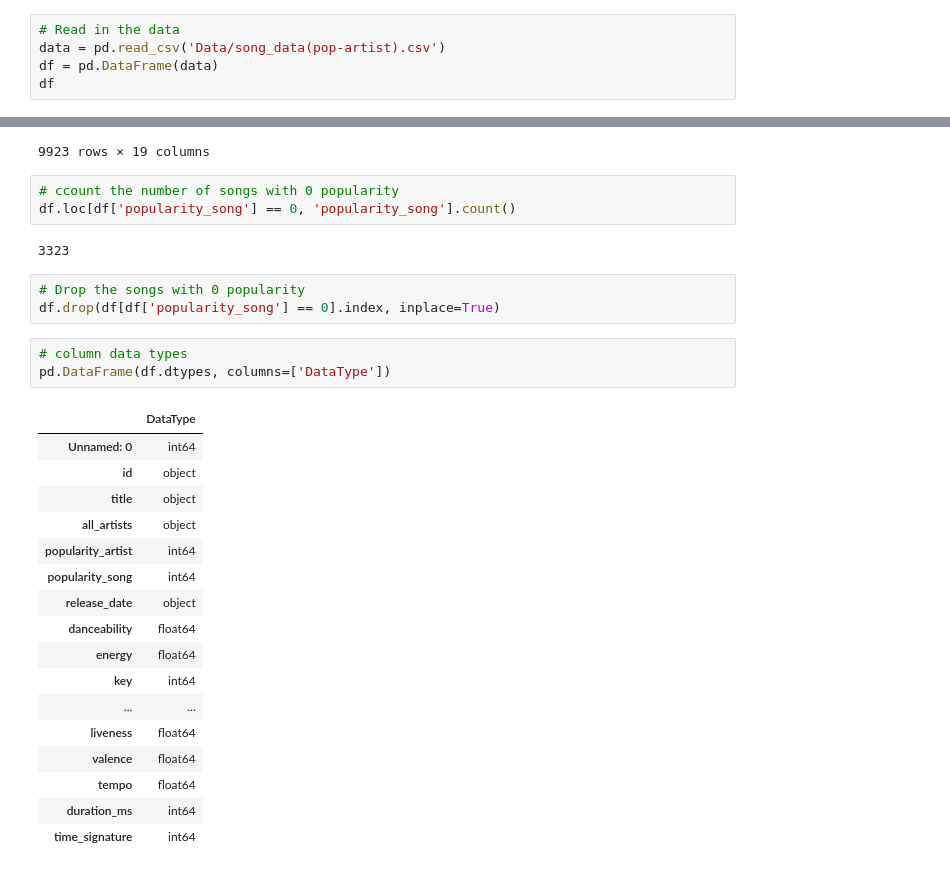
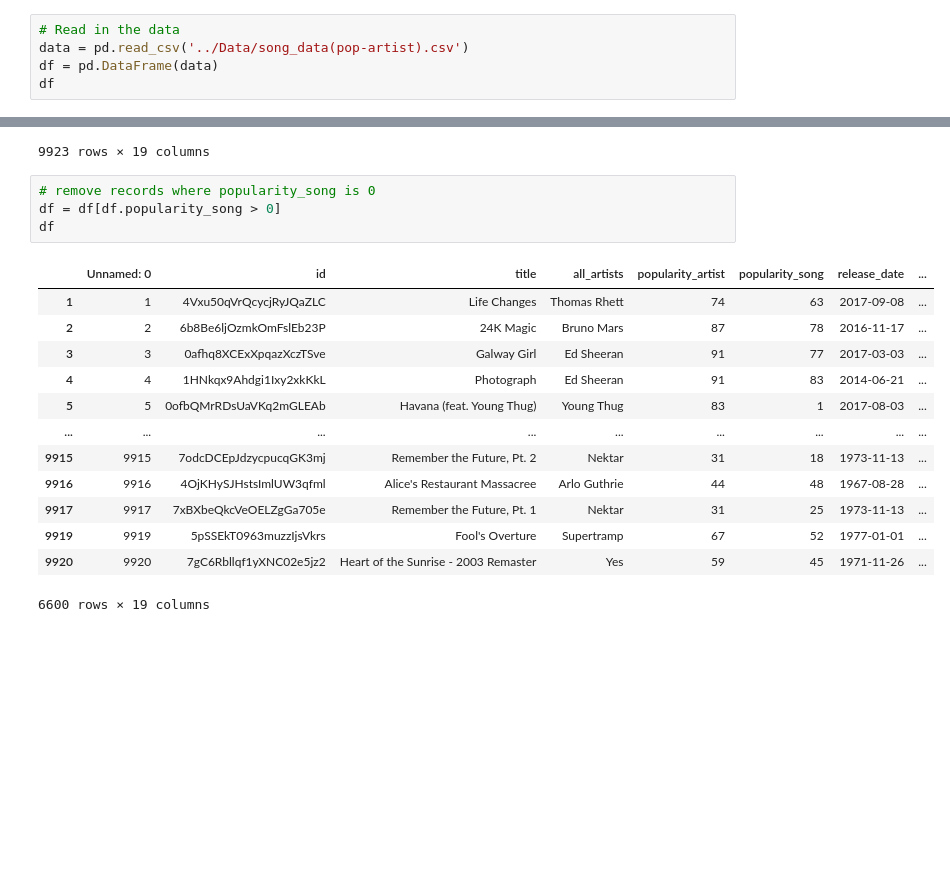
Before and after one commit to aaargyrou/Spotify-hit-predictor, a Jupyter notebook: Models/Logistic_regression.ipynb, the cells around one changed output, grey strips where cells are left out. Cells and saved outputs as stored; diff of their text form; blank space fills up the shorter version.

```diff
--- a/Models/Logistic_regression.ipynb
+++ b/Models/Logistic_regression.ipynb
@@ -28,7 +28,7 @@ client_credentials_manager = SpotifyClientCredentials(client_id=client_id, clien
 sp = spotipy.Spotify(client_credentials_manager = client_credentials_manager)
 # %%
 # Read in the data
-data = pd.read_csv('Data/song_data(pop-artist).csv')
+data = pd.read_csv('../Data/song_data(pop-artist).csv')
 df = pd.DataFrame(data)
 df
 # %% [output]
@@ -45,32 +45,21 @@ df
 | 9921 | 9921 | 6Ff77WXC58MkhLE5A1qgY1 | Venus And Mars / Rock Show / Jet ... | Wings | 69 | 0 | 1976-12-10 | ... |
 | 9922 | 9922 | 1is5wwajEk2JW7Nsd63r3m | Mr. Brightside | The Killers | 76 | 0 | 2004-06-15 | ... |
 9923 rows × 19 columns
-# %%
-# ccount the number of songs with 0 popularity
-df.loc[df['popularity_song'] == 0, 'popularity_song'].count()
-# %% [output]
-3323
 # %%
-# Drop the songs with 0 popularity
-df.drop(df[df['popularity_song'] == 0].index, inplace=True)
+# remove records where popularity_song is 0
+df = df[df.popularity_song > 0]
+df
+# %% [output]
+|  | Unnamed: 0 | id | title | all_artists | popularity_artist | popularity_song | release_date | ... |
+| 1 | 1 | 4Vxu50qVrQcycjRyJQaZLC | Life Changes | Thomas Rhett | 74 | 63 | 2017-09-08 | ... |
+| 2 | 2 | 6b8Be6ljOzmkOmFslEb23P | 24K Magic | Bruno Mars | 87 | 78 | 2016-11-17 | ... |
+| 3 | 3 | 0afhq8XCExXpqazXczTSve | Galway Girl | Ed Sheeran | 91 | 77 | 2017-03-03 | ... |
+| 4 | 4 | 1HNkqx9Ahdgi1Ixy2xkKkL | Photograph | Ed Sheeran | 91 | 83 | 2014-06-21 | ... |
+| 5 | 5 | 0ofbQMrRDsUaVKq2mGLEAb | Havana (feat. Young Thug) | Young Thug | 83 | 1 | 2017-08-03 | ... |
+| ... | ... | ... | ... | ... | ... | ... | ... | ... |
+| 9915 | 9915 | 7odcDCEpJdzycpucqGK3mj | Remember the Future, Pt. 2 | Nektar | 31 | 18 | 1973-11-13 | ... |
+| 9916 | 9916 | 4OjKHySJHstsImlUW3qfml | Alice's Restaurant Massacree | Arlo Guthrie | 44 | 48 | 1967-08-28 | ... |
+| 9917 | 9917 | 7xBXbeQkcVeOELZgGa705e | Remember the Future, Pt. 1 | Nektar | 31 | 25 | 1973-11-13 | ... |
+| 9919 | 9919 | 5pSSEkT0963muzzIjsVkrs | Fool's Overture | Supertramp | 67 | 52 | 1977-01-01 | ... |
+| 9920 | 9920 | 7gC6Rbllqf1yXNC02e5jz2 | Heart of the Sunrise - 2003 Remaster | Yes | 59 | 45 | 1971-11-26 | ... |
+6600 rows × 19 columns
-# %%
-# column data types
-pd.DataFrame(df.dtypes, columns=['DataType'])
-# %% [output]
-|  | DataType |
-| Unnamed: 0 | int64 |
-| id | object |
-| title | object |
-| all_artists | object |
-| popularity_artist | int64 |
-| popularity_song | int64 |
-| release_date | object |
-| danceability | float64 |
-| energy | float64 |
-| key | int64 |
-| ... | ... |
-| liveness | float64 |
-| valence | float64 |
-| tempo | float64 |
-| duration_ms | int64 |
-| time_signature | int64 |
```
Also changed, not shown: parts of 24 cells of this notebook, 1 other file.
